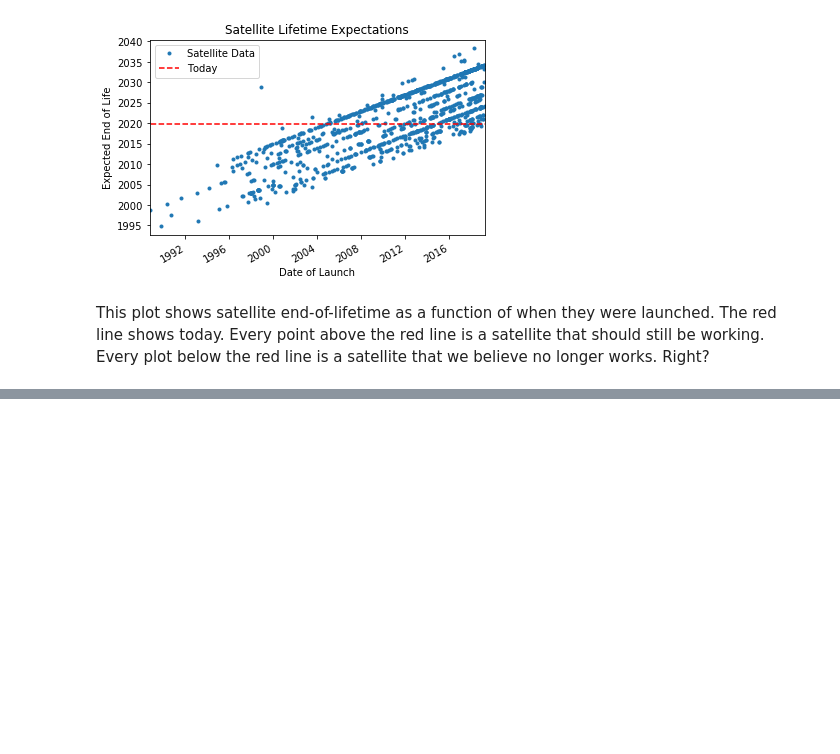
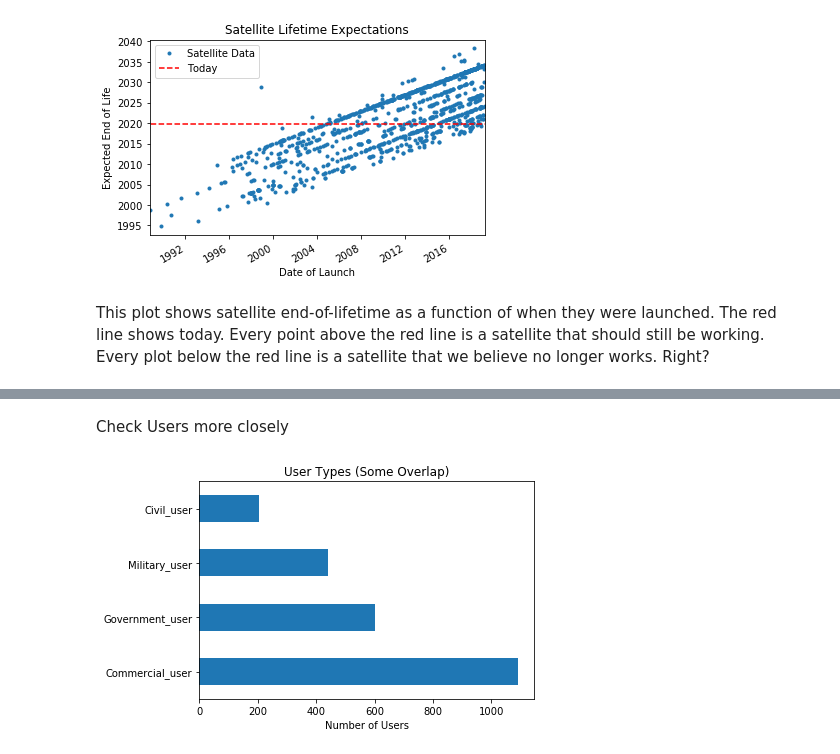
Before and after one commit to salvis2/open_satellite_data_binder, a Jupyter notebook: open_satellite_dataset.ipynb, the cells around one changed output, grey strips where cells are left out. Cells and saved outputs as stored; diff of their text form; code cells hidden in the pictures; blank space fills up the shorter version.

```diff
--- a/open_satellite_dataset.ipynb
+++ b/open_satellite_dataset.ipynb
@@ -289,0 +398,8 @@ Number of satellites that should no longer be working: 479
+# %% [markdown]
+Check Users more closely
+# %%
+_ = df[user_col_names].sum().sort_values(ascending=False).plot(kind='barh')
+_ = plt.xlabel('Number of Users')
+_ = plt.title('User Types (Some Overlap)')
+# %% [output]
+[figure, added]
```
Also changed, not shown: parts of 40 cells of this notebook.
